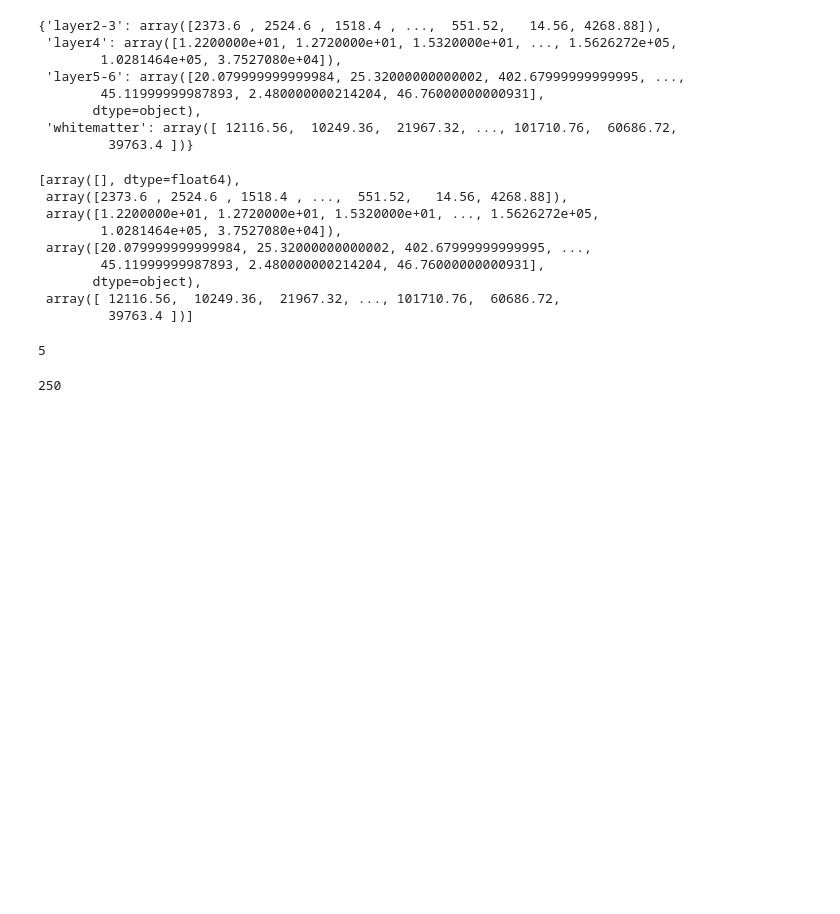
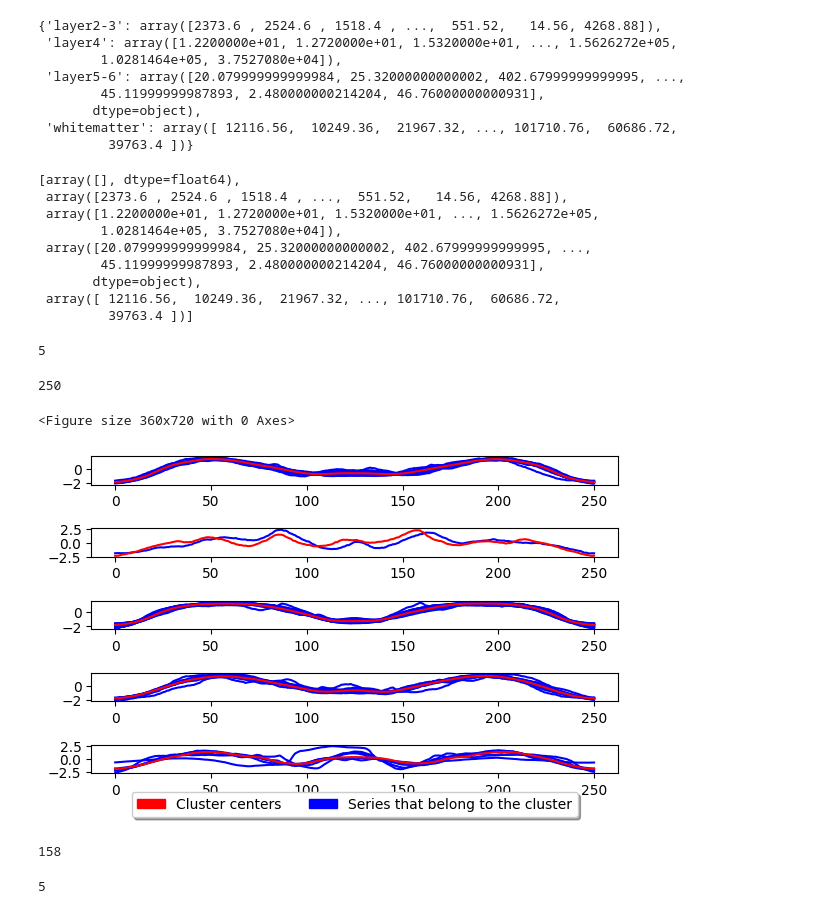
Before and after one commit to jonasort/MEA_analysis, a Jupyter notebook: REUTLINGEN_Paper/190416_slice/01_HCx_GFP_B_aCSF_base/Integrated_Statistic.ipynb, the cells around one changed output. Saved outputs shown, nothing was run; the diff lists cells and outputs as text; code cells hidden in the pictures; blank space fills up the shorter version.

```diff
--- a/REUTLINGEN_Paper/190416_slice/01_HCx_GFP_B_aCSF_base/Integrated_Statistic.ipynb
+++ b/REUTLINGEN_Paper/190416_slice/01_HCx_GFP_B_aCSF_base/Integrated_Statistic.ipynb
@@ -501,3 +501,26 @@ dd = [j for i in data for j in i]
 len(dd)
 # %% [output]
 250
+# %%
+from sklearn.model_selection import train_test_split
+from sktime.clustering import TimeSeriesKMeans
+from sktime.clustering.evaluation._plot_clustering import plot_cluster_algorithm
+from sktime.datasets import load_arrow_head
+
+X, y = load_arrow_head(return_X_y=True)
+X_train, X_test, y_train, y_test = train_test_split(X, y)
+
+k_means = TimeSeriesKMeans(n_clusters=5, init_algorithm="forgy", metric="dtw")
+k_means.fit(X_train)
+plot_cluster_algorithm(k_means, X_test, k_means.n_clusters)
+# %% [output]
+<Figure size 360x720 with 0 Axes>
+[figure, added]
+# %%
+len(X_train)
+# %% [output]
+158
+# %%
+k_means.n_clusters
+# %% [output]
+5
```
Also changed, not shown: 4 other files.
